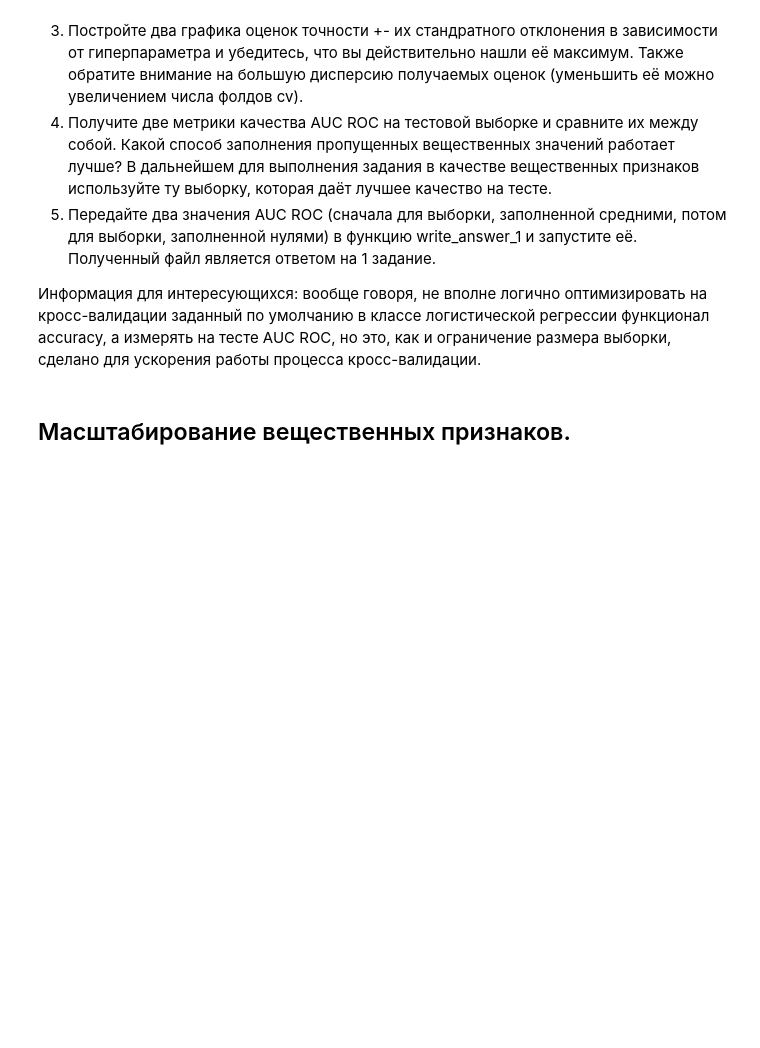
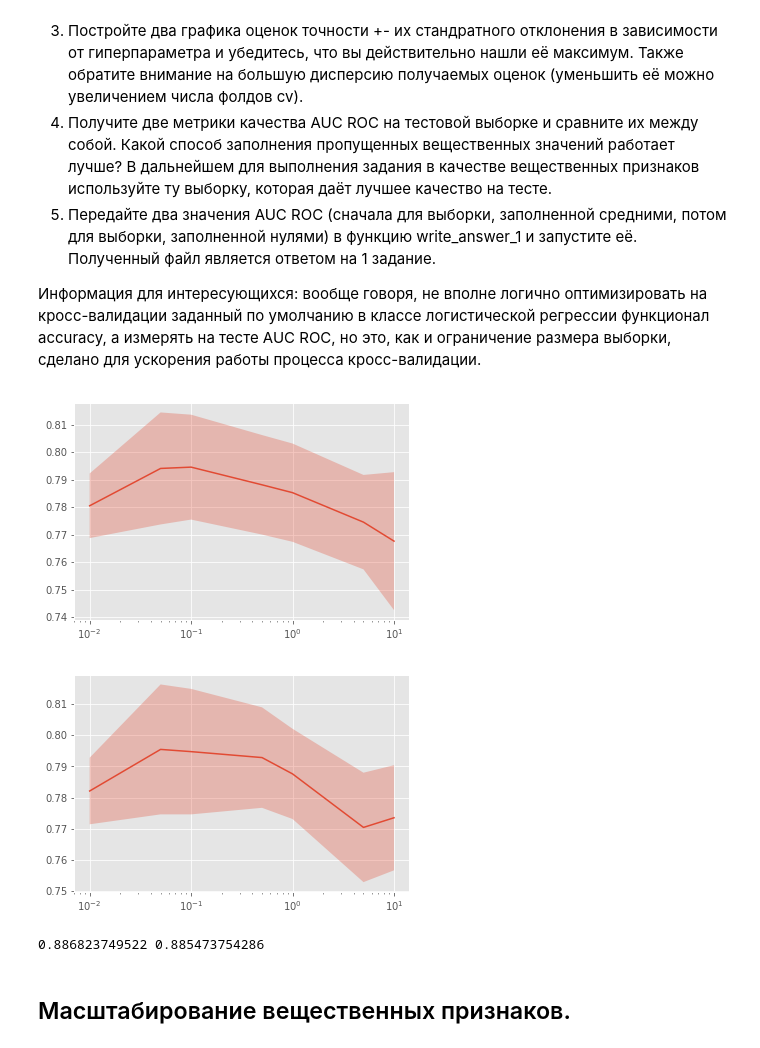
Before and after one commit to ivan-magda/machine-learning-data-analysis, a Jupyter notebook: supervised-learning/preprocessing-lr/preprocessing-lr.ipynb, the cells around one changed output. Saved outputs shown, nothing was run; the diff lists cells and outputs as text; code cells hidden in the pictures; blank space fills up the shorter version.

```diff
--- a/supervised-learning/preprocessing-lr/preprocessing-lr.ipynb
+++ b/supervised-learning/preprocessing-lr/preprocessing-lr.ipynb
@@ -278,3 +291,27 @@ cv = 3
+# %%
+X1_train = np.hstack((X_train_real_zeros, X_train_cat_oh))
+X2_train = np.hstack((X_train_real_mean, X_train_cat_oh))
+X1_test = np.hstack((X_test_real_zeros, X_test_cat_oh))
+X2_test = np.hstack((X_test_real_mean, X_test_cat_oh))
+# %%
+estimator = LogisticRegression()
+optimizer1 = GridSearchCV(estimator, param_grid, cv=cv).fit(X1_train, y_train)
+
+estimator = LogisticRegression()
+optimizer2 = GridSearchCV(estimator, param_grid, cv=cv).fit(X2_train, y_train)
+
+plot_scores(optimizer1)
+plot_scores(optimizer2)
+# %% [output]
+[figure, added]
+[figure, added]
+# %%
+auc_1 = roc_auc_score(y_test, optimizer1.predict_proba(X1_test)[:, 1])
+auc_2 = roc_auc_score(y_test, optimizer2.predict_proba(X2_test)[:, 1])
+print(auc_1, auc_2)
+write_answer_1(auc_1, auc_2)
+# %% [output]
+0.886823749522 0.885473754286
 # %% [markdown]
 ## Масштабирование вещественных признаков.
 # %% [markdown]
```
Also changed, not shown: parts of 40 cells of this notebook, 6 other files.
